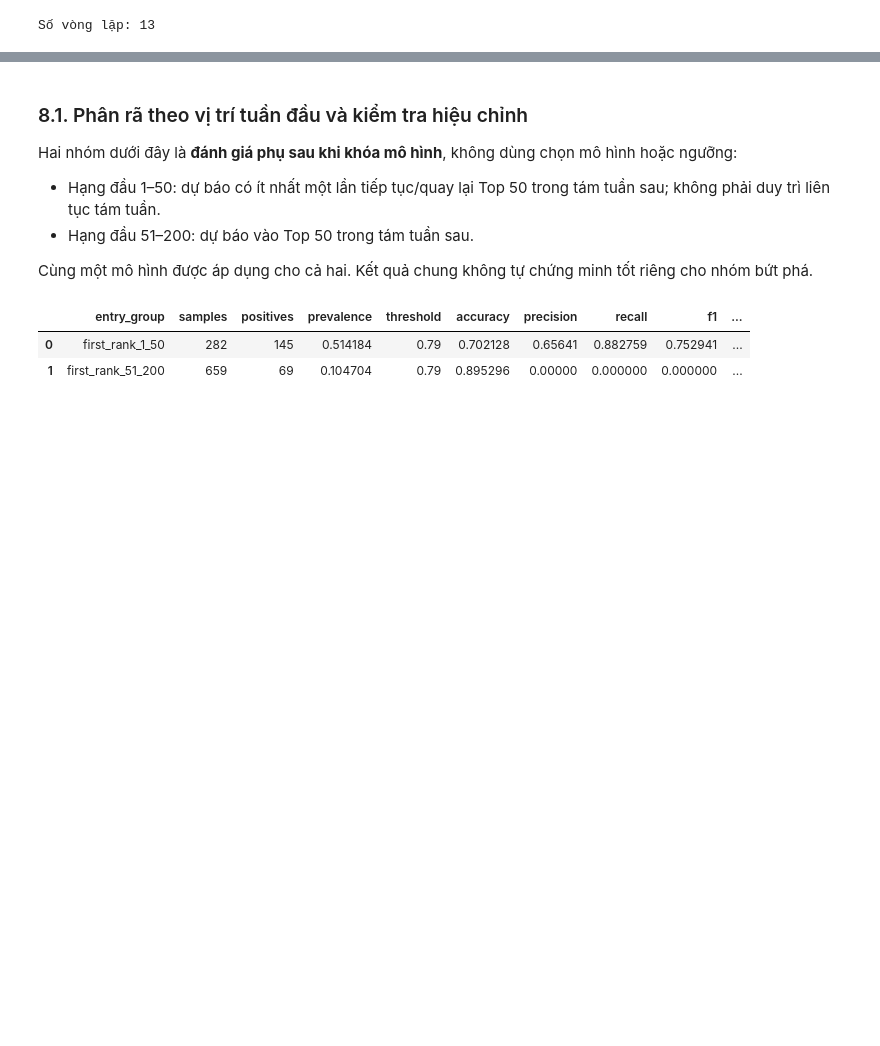
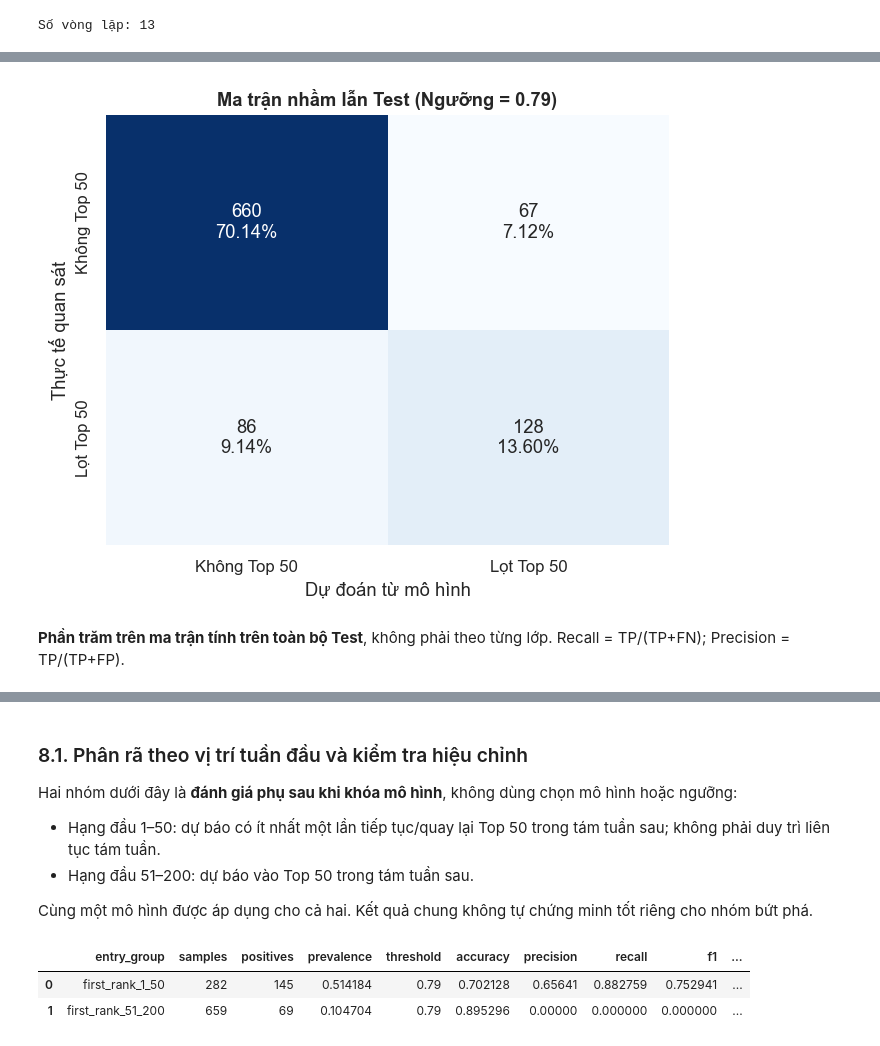
Before and after one commit to lyhiahan/Spotify_Audio_Trends_Analytics, a Jupyter notebook: notebooks/03_model.ipynb, the cells around one changed output, grey strips where cells are left out. Cells and saved outputs as stored; diff of their text form; code cells hidden in the pictures; blank space fills up the shorter version.

```diff
--- a/notebooks/03_model.ipynb
+++ b/notebooks/03_model.ipynb
@@ -571,0 +510,30 @@ display(Markdown(
+# %%
+p_test = model.predict_proba(X_test)[:, 1]
+pred_test = (p_test >= selected_threshold).astype(int)
+test_metrics = classification_metrics(y_test, p_test, selected_threshold)
+train_prior = float(y_train.mean())
+constant_probability = np.full(len(y_test), train_prior)
+baseline_threshold = 0.5
+baseline_metrics = classification_metrics(y_test, constant_probability, baseline_threshold)
+metrics_table = pd.DataFrame([
+    {'split': 'validation', 'model': 'Logistic_12_features', **validation_metrics},
+    {'split': 'test', 'model': 'Logistic_12_features', **test_metrics},
+    {'split': 'test', 'model': 'Constant_Train_prevalence', **baseline_metrics},
+])
+display(metrics_table)
+
+# 8.1. Ma trận nhầm lẫn (Confusion Matrix) - Output riêng biệt
+cm = confusion_matrix(y_test, pred_test, labels=[0, 1])
+annotations = np.array([[f'{v:,}\n{v / cm.sum():.2%}' for v in row] for row in cm])
+fig, ax = plt.subplots(figsize=(6, 5))
+sns.heatmap(cm, annot=annotations, fmt='', cmap='Blues', cbar=False, ax=ax,
+            xticklabels=['Không Top 50', 'Lọt Top 50'], yticklabels=['Không Top 50', 'Lọt Top 50'])
+ax.set(xlabel='Dự đoán từ mô hình', ylabel='Thực tế quan sát', title=f'Ma trận nhầm lẫn Test (Ngưỡng = {selected_threshold:.2f})')
+fig.tight_layout()
+show_and_save(fig, 'ma_tran_nham_lan_test.png')
+
+display(Markdown(
+    '**Phần trăm trên ma trận tính trên toàn bộ Test**, không phải theo từng lớp. '
+    'Recall = TP/(TP+FN); Precision = TP/(TP+FP).'
+))
+# %% [output]
@@ -571,0 +544,2 @@ display(Markdown(
+[figure, added]
+**Phần trăm trên ma trận tính trên toàn bộ Test**, không phải theo từng lớp. Recall = TP/(TP+FN); Precision = TP/(TP+FP).
```
Also changed, not shown: parts of 21 cells of this notebook.
